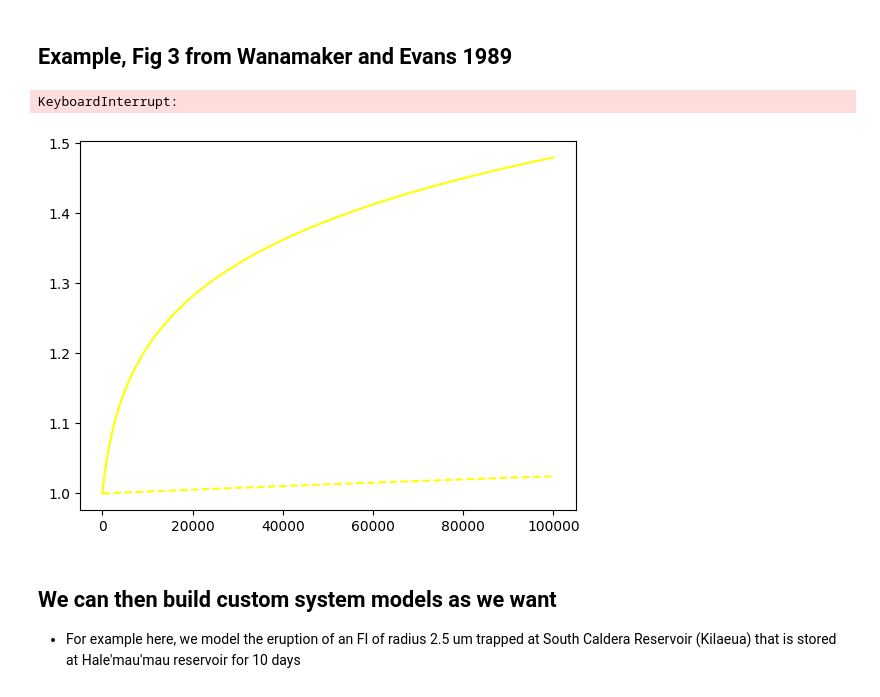
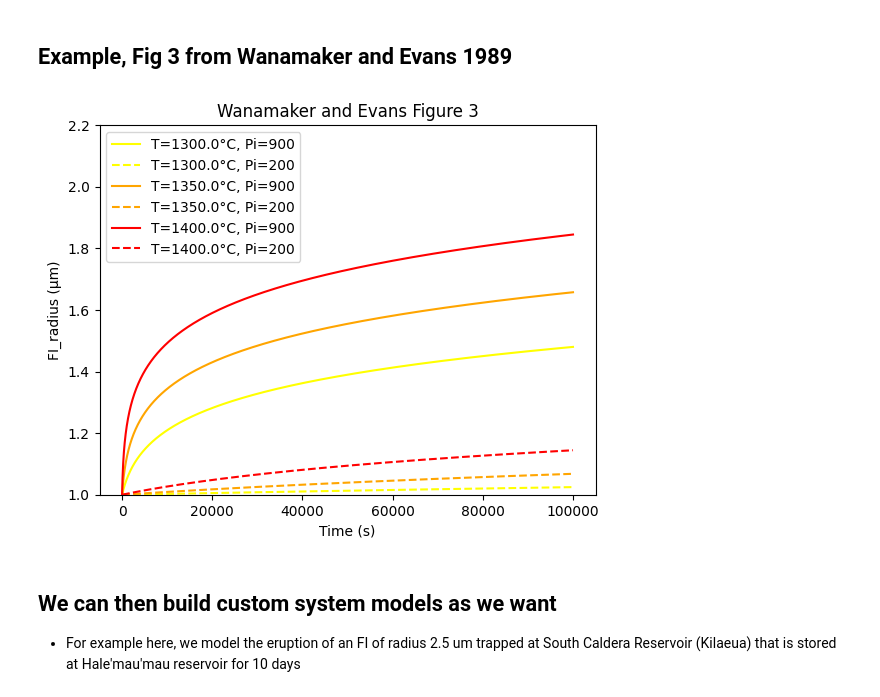
Before and after one commit to cljdevitre/FIstretch, a Jupyter notebook: docs/source/Examples/Wanamaker_model_example.ipynb, the cells around one changed output. Drawn from its saved outputs; the diff is of its cells as text; code cells hidden in the pictures.

```diff
--- a/docs/source/Examples/Wanamaker_model_example.ipynb
+++ b/docs/source/Examples/Wanamaker_model_example.ipynb
@@ -172,8 +175,8 @@ EOS='ideal'
 method='Euler'
 plotfig=True
 
-solution = relax.stretch_at_constant_Pext(R=R0, b=b, T=T, Pinternal=Pinternal, Pexternal=Pexternal,
-                                        totaltime=totaltime, steps=steps, EOS=EOS,method=method,
+solution = relax.stretch_at_constant_Pext(R_m=R0, b_m=b, T_K=T, Pinternal_MPa=Pinternal, Pexternal_MPa=Pexternal,
+                                        totaltime_s=totaltime, steps=steps, EOS=EOS,method=method,
                                         plotfig=plotfig)
 solution
 # %% [output]
@@ -211,37 +214,36 @@ method='Euler'
 plotfig=False
 
 
 for temperature in temperatures:
     for Pinternal in Pinternal_values:
         T = temperature
-        solution = relax.stretch_at_constant_Pext(R=R0, b=b, T=T, Pinternal=Pinternal, Pexternal=Pexternal,
-                                              totaltime=totaltime, steps=steps, EOS=EOS,method=method,
+        solution = relax.stretch_at_constant_Pext(R_m=R0, b_m=b, T_K=T, Pinternal_MPa=Pinternal, Pexternal_MPa=Pexternal,
+                                              totaltime_s=totaltime, steps=steps, EOS=EOS,method=method,
                                               plotfig=plotfig)
         key = f"T={temperature-273.15}°C, Pi={Pinternal}"
         dataframes[key] = solution
 
         if 'T=1300' in key:
             color='yellow'
         if 'T=1350' in key:
             color='orange'
         if 'T=1400' in key:
             color='red'
         if 'Pi=900' in key:
             linestyle='-'
         if 'Pi=200' in key:
             linestyle='--'
 
         plt.plot(solution['Time(s)'], solution['Fi_radius(μm)'], label=key,color=color,linestyle=linestyle)
 
 plt.xlabel('Time (s)')
 plt.ylabel('FI_radius (μm)')
 plt.title("Wanamaker and Evans Figure 3")
 plt.ylim([1,2.2])
 plt.legend()
 plt.show()
 # %% [output]
-KeyboardInterrupt:
-[figure, old version]
+[figure, new version]
 # %% [markdown]
 ## We can then build custom system models as we want
 - For example here, we model the eruption of an FI of radius 2.5 um trapped at South Caldera Reservoir (Kilaeua) that is stored at Hale'mau'mau reservoir for 10 days
```
Also changed, not shown: parts of 6 cells of this notebook, 1 other file.
